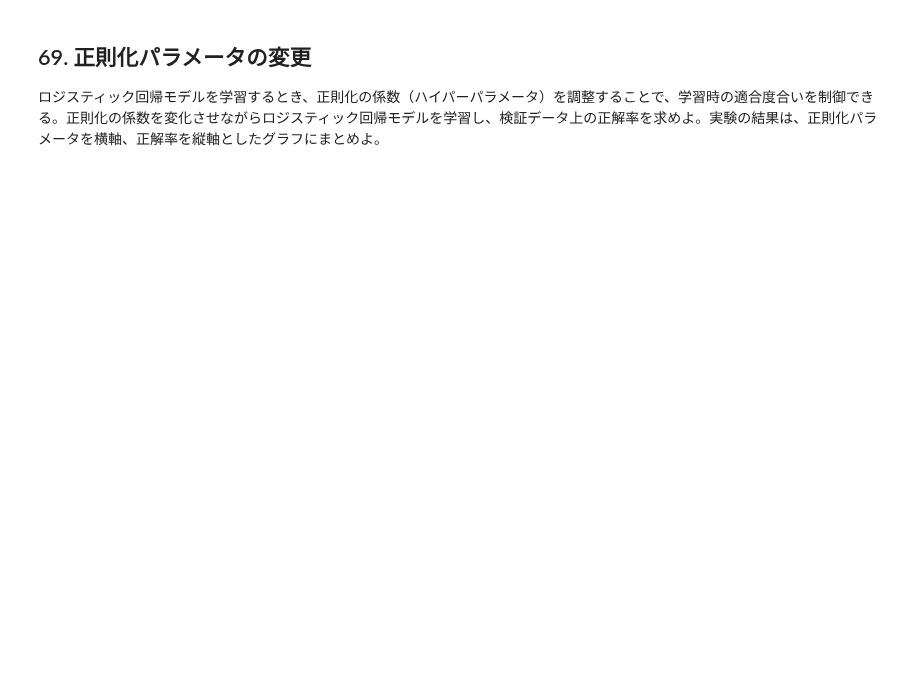
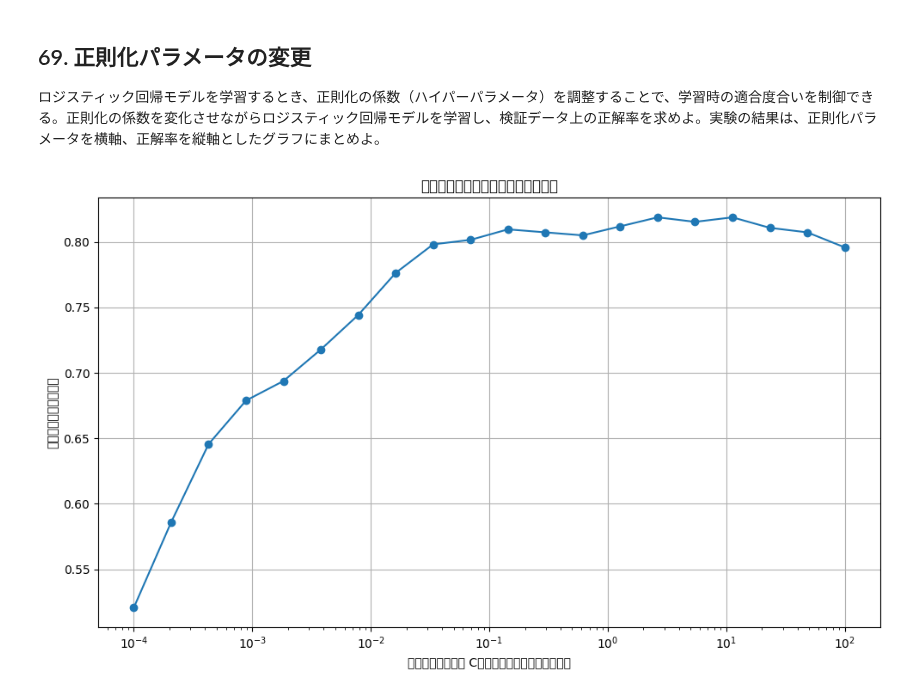
Before and after one commit to white02901/100nock, a Jupyter notebook: ja/ch07.ipynb, the cells around one changed output. Cells and saved outputs as stored; diff of their text form; code cells hidden in the pictures; blank space fills up the shorter version.

```diff
--- a/ja/ch07.ipynb
+++ b/ja/ch07.ipynb
@@ -26,3 +106,21 @@ Bag of Words (BoW) に基づき、学習データ（`train.tsv`）および検
 ## 62. 学習
 
 61で構築した学習データの特徴ベクトルを用いて、ロジスティック回帰モデルを学習せよ。
+# %%
+from sklearn.feature_extraction import DictVectorizer
+from sklearn.linear_model import LogisticRegression
+from sklearn.metrics import accuracy_score
+
+# 特徴とラベルを抽出
+X_train_dicts = [example['feature'] for example in train_bow_dataset]
+y_train = [int(example['label']) for example in train_bow_dataset]
+
+# 特徴ベクトルのベクトル化（疎行列形式）
+vectorizer = DictVectorizer(sparse=True)
+X_train = vectorizer.fit_transform(X_train_dicts)
+
+# ロジスティック回帰モデルの学習
+model = LogisticRegression(max_iter=1000)
+model.fit(X_train, y_train)
+
+print("✅ モデルの学習が完了しました。")
@@ -54,3 +347,47 @@ Bag of Words (BoW) に基づき、学習データ（`train.tsv`）および検
 ## 69. 正則化パラメータの変更
 
 ロジスティック回帰モデルを学習するとき、正則化の係数（ハイパーパラメータ）を調整することで、学習時の適合度合いを制御できる。正則化の係数を変化させながらロジスティック回帰モデルを学習し、検証データ上の正解率を求めよ。実験の結果は、正則化パラメータを横軸、正解率を縦軸としたグラフにまとめよ。
+# %%
+import pandas as pd
+from sklearn.feature_extraction import DictVectorizer
+from sklearn.linear_model import LogisticRegression
+from sklearn.metrics import accuracy_score
+import matplotlib.pyplot as plt
+import numpy as np
+
+# Bag of Words に変換
+def to_bow_dataset(df):
+    dataset = []
+    for _, row in df.iterrows():
+        text = row["sentence"]
+        label = row["label"]
+        tokens = text.split()
+        feature = {}
+        for token in tokens:
+            feature[token] = feature.get(token, 0) + 1
+        dataset.append({"text": text, "label": str(label), "feature": feature})
+    return dataset
+
+train_bow_dataset = to_bow_dataset(train_df)
+dev_bow_dataset = to_bow_dataset(dev_df)
+
+# 特徴ベクトルに変換
+vectorizer = DictVectorizer()
+X_train = vectorizer.fit_transform([ex["feature"] for ex in train_bow_dataset])
+y_train = [int(ex["label"]) for ex in train_bow_dataset]
+
+X_dev = vectorizer.transform([ex["feature"] for ex in dev_bow_dataset])
+y_dev = [int(ex["label"]) for ex in dev_bow_dataset]
+
+# 正則化パラメータ C を変化させて学習・評価
+C_values = np.logspace(-4, 2, 20)
+accuracies = []
+
+for C in C_values:
+    model = LogisticRegression(C=C, max_iter=1000)
+    model.fit(X_train, y_train)
+    y_pred = model.predict(X_dev)
+    acc = accuracy_score(y_dev, y_pred)
+    accuracies.append(acc)
+# %% [output]
+[figure, added]
```
Also changed, not shown: parts of 11 cells of this notebook.
